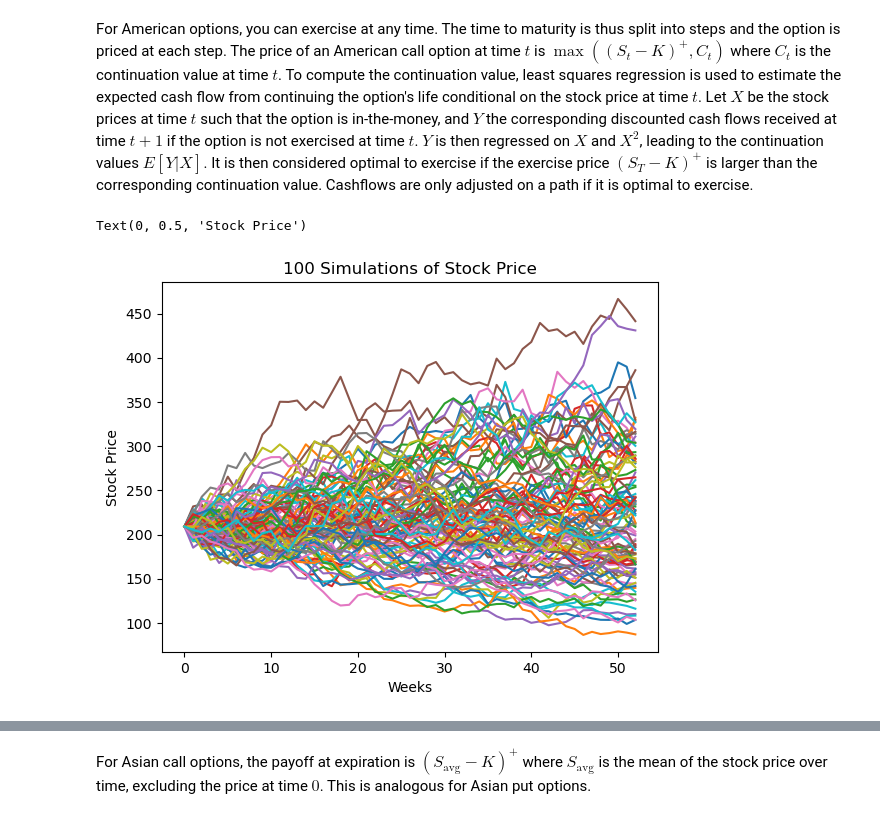
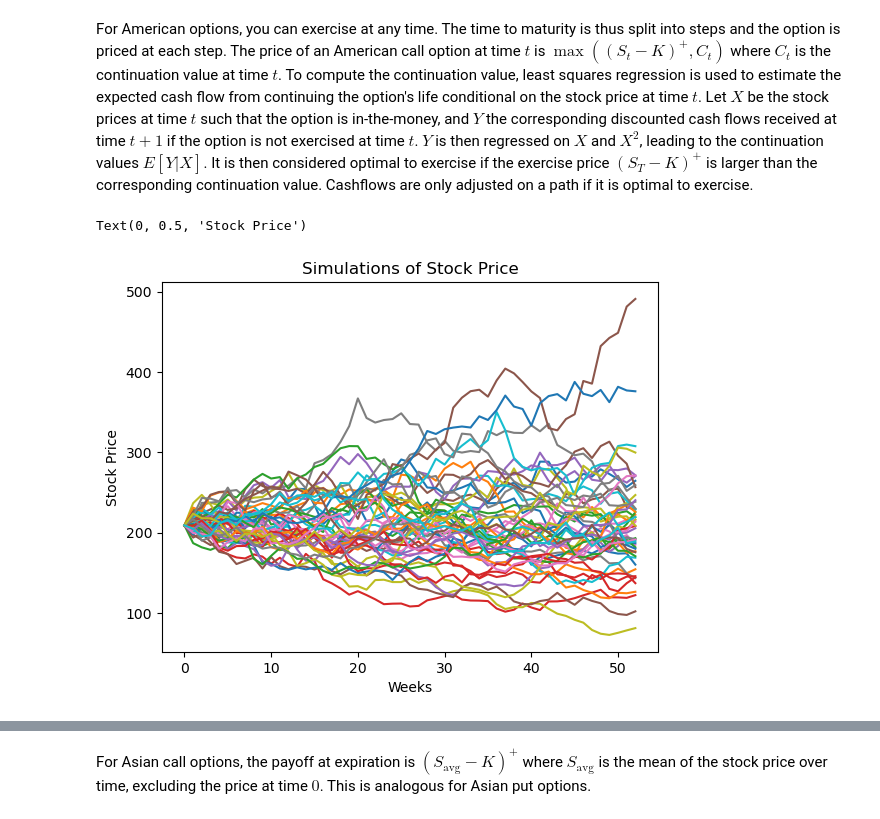
Before and after one commit to ec1622/option-pricing-project, a Jupyter notebook: project.ipynb, the cells around one changed output, grey strips where cells are left out. Drawn from its saved outputs; the diff is of its cells as text; code cells hidden in the pictures.

```diff
--- a/project.ipynb
+++ b/project.ipynb
@@ -230,7 +236,7 @@ def us_call_price(sigma, S0, K, T, r, Z):
     # discount the cashflows back to time 0
     discounted_cashflow = np.exp(-r * dt) * cashflow
     # return option price, payoffs and stock prices
-    return (np.mean(discounted_cashflow), discounted_cashflow, S)
+    return np.mean(discounted_cashflow), S
 
 # pricing an American put using Monte Carlo and Longstaff-Schwarz Algorithm
 def us_put_price(sigma, S0, K, T, r, Z):
@@ -286,9 +292,9 @@ def us_put_price(sigma, S0, K, T, r, Z):
     # discount the cashflows back to time 0
     discounted_cashflow = np.exp(-r * dt) * cashflow
     # return option price, payoffs and stock prices
-    return (np.mean(discounted_cashflow), discounted_cashflow, S)
+    return np.mean(discounted_cashflow), S
 # %%
-n_sim = 10_000
+n_sim = 100_000
 n_steps = 52
 # random samples from normal distribution
 Z = np.random.randn(n_sim, n_steps)
@@ -300,12 +306,14 @@ for i in tqdm(range(len(K))):
     us_call_prices[i] = us_call_price(sigma, S0, K0, T, r, Z)[0]
     us_put_prices[i] = us_put_price(sigma, S0, K0, T, r, Z)[0]
 # %%
-_, _, S = us_call_price(sigma, S0, 220, T, r, Z)
-for i in range(100):
+n_sim = 50
+Z = np.random.randn(n_sim, n_steps)
+price, S = us_call_price(sigma, S0, 200, T, r, Z)
+for i in range(50):
     plt.plot(np.arange(0, 53), S[i, :])
-plt.title("100 Simulations of Stock Price")
+plt.title("Simulations of Stock Price")
 plt.xlabel("Weeks")
 plt.ylabel("Stock Price")
 # %% [output]
 Text(0, 0.5, 'Stock Price')
-[figure, old version]
+[figure, new version]
```
Also changed, not shown: parts of 36 cells of this notebook.
